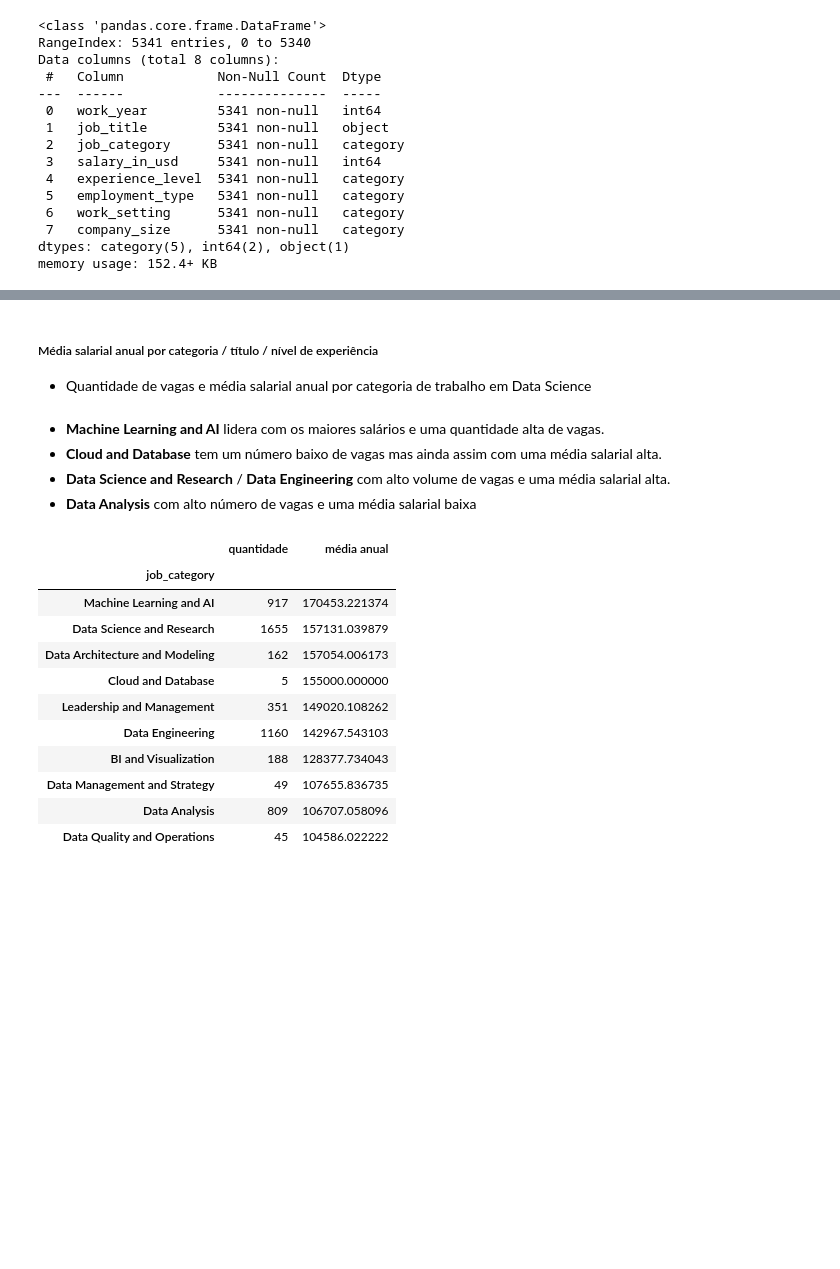
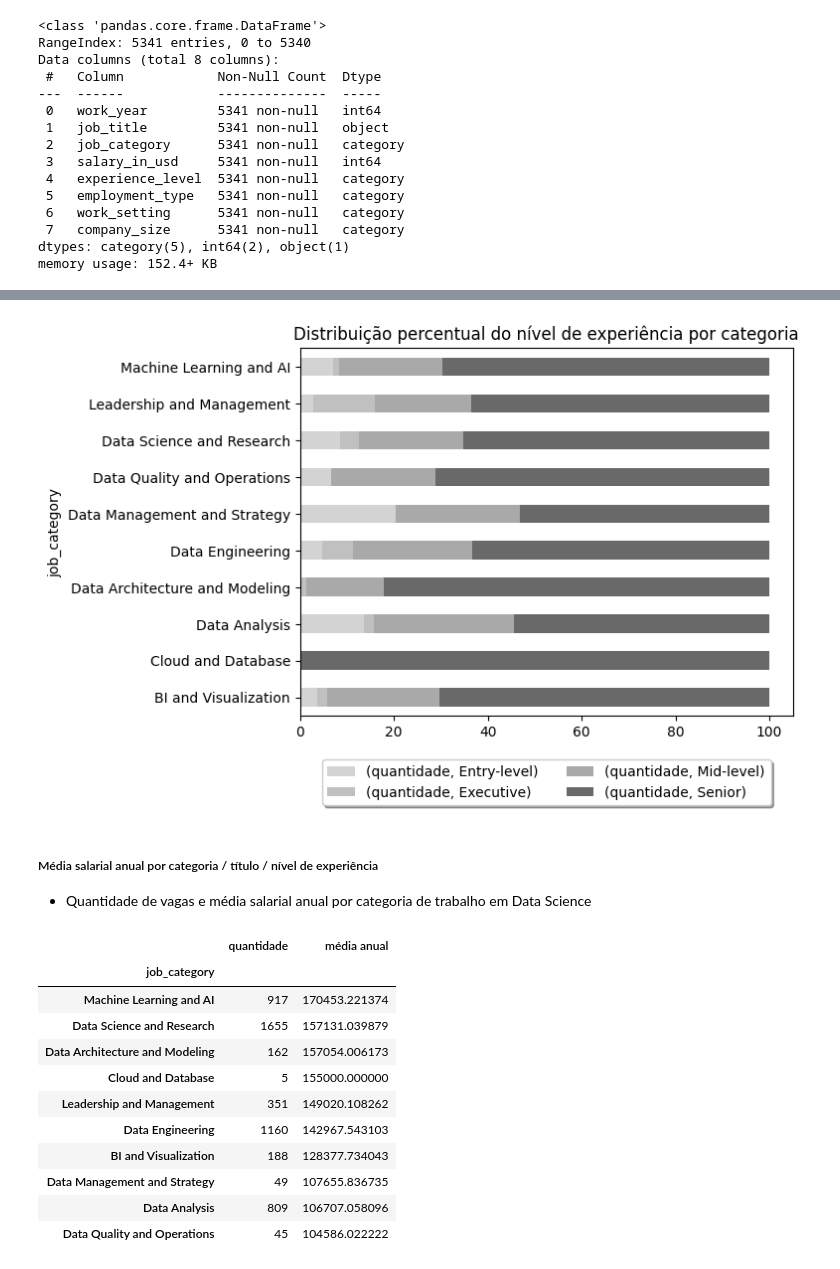
Before and after one commit to ryanrodr/eda-jobs-in-data, a Jupyter notebook: analise_exploratoria.ipynb, the cells around one changed output, grey strips where cells are left out. Cells and saved outputs as stored; diff of their text form; code cells hidden in the pictures; blank space fills up the shorter version.

```diff
--- a/analise_exploratoria.ipynb
+++ b/analise_exploratoria.ipynb
@@ -152,0 +207,10 @@ tabela.style.set_properties(**{'text-align': 'center'})
+# %%
+# Transformando os dados com pivot_table
+categoria_exp = group2.pivot_table(index='job_category', columns='experience_level')
+
+# Somando os totais das linhas para transformar em percentual
+soma_linhas = categoria_exp.sum(axis=1)
+categoria_exp = (categoria_exp.div(soma_linhas, axis=0) * 100)
+# %%
+# Formatando e centralizando a tabela dinâmica
+categoria_exp.style.set_properties(**{'text-align': 'center'})
@@ -153,3 +231,10 @@ tabela.style.set_properties(**{'text-align': 'center'})
+# %%
+categoria_exp.plot.barh(stacked=True, color=cores)
+plt.title('Distribuição percentual do nível de experiência por categoria')
+plt.legend(loc='upper center', bbox_to_anchor=(0.5, -0.1), fancybox=True, shadow=True, ncol=2)
+plt.show()
+# %% [output]
+[figure, added]
 # %% [markdown]
 ##### Média salarial anual por categoria / título / nível de experiência
 - Quantidade de vagas e média salarial anual por categoria de trabalho em Data Science
@@ -162,11 +247,6 @@ media_categoria = media_categoria.rename(columns={'job_category': 'quantidade',
 
 # Ordenando os dados pela médial salarial anual
 media_categoria = media_categoria.sort_values(by='média anual', ascending=False)
-# %% [markdown]
-- **Machine Learning and AI** lidera com os maiores salários e uma quantidade alta de vagas.
-- **Cloud and Database** tem um número baixo de vagas mas ainda assim com uma média salarial alta.
-- **Data Science and Research** / **Data Engineering** com alto volume de vagas e uma média salarial alta.
-- **Data Analysis** com alto número de vagas e uma média salarial baixa
 # %%
 # Centralizando e formatando a tabela
 media_categoria.style.set_properties(**{'text-align': 'center'})
```
Also changed, not shown: parts of 43 cells of this notebook.
